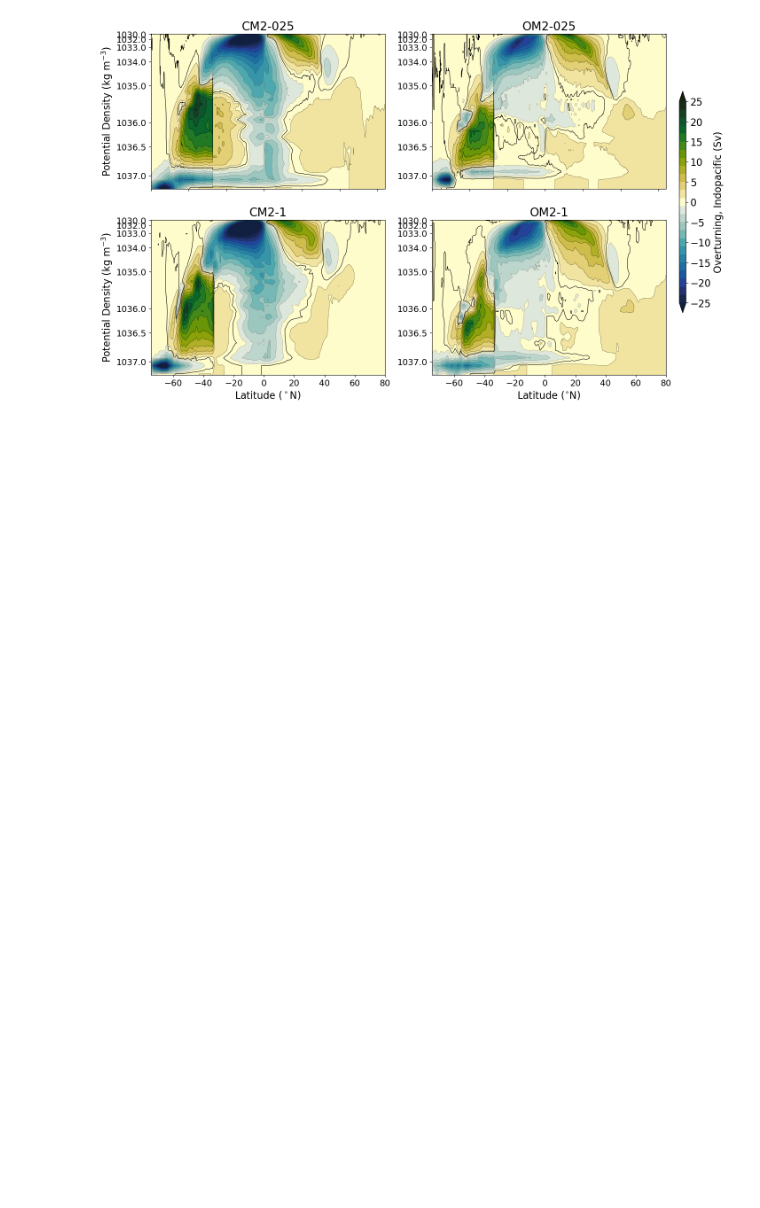
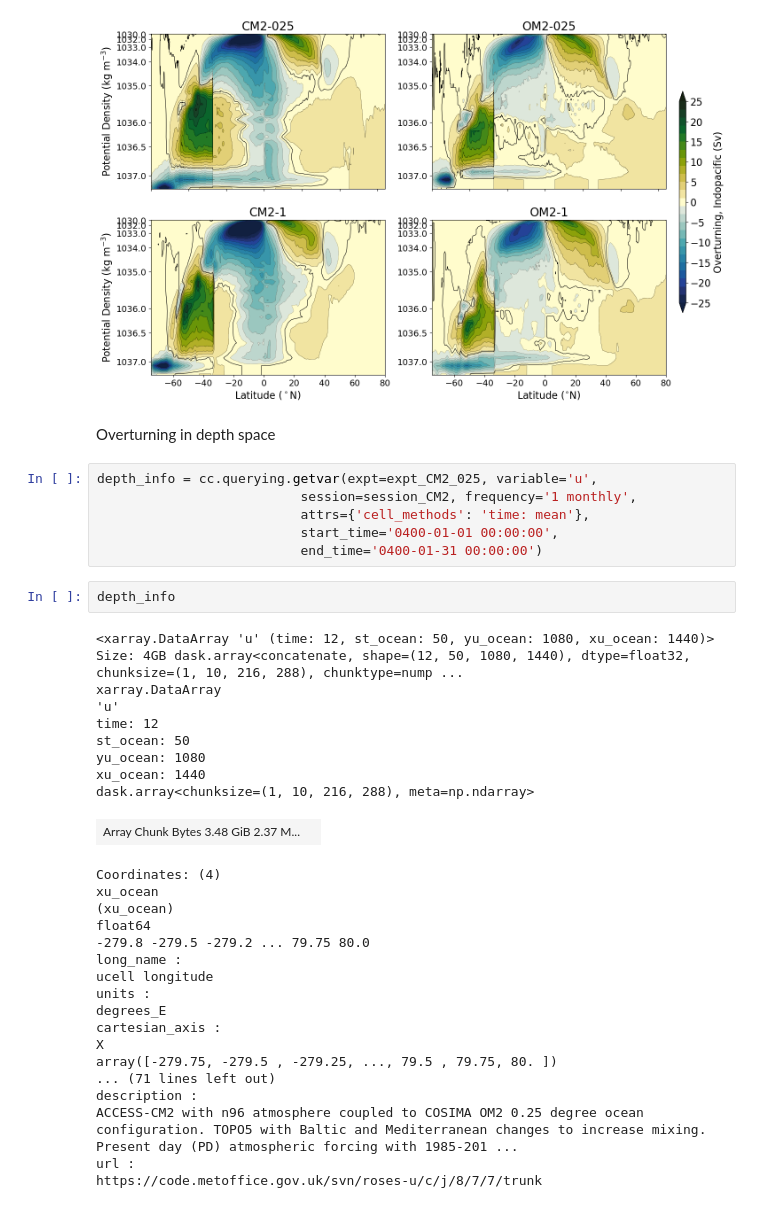
Before and after one commit to wghuneke/ACCESS-CM2-025_Analysis, a Jupyter notebook: notebooks/Plot_overturning.ipynb, the cells around one changed output. Drawn from its saved outputs; the diff is of its cells as text; blank space fills up the shorter version.

```diff
--- a/notebooks/Plot_overturning.ipynb
+++ b/notebooks/Plot_overturning.ipynb
@@ -536,3 +536,40 @@ if save_flag == 1:
     plt.savefig(fig_path + fig_name, dpi=300);
 # %% [output]
 [figure]
+# %% [markdown]
+Overturning in depth space
+# %%
+depth_info = cc.querying.getvar(expt=expt_CM2_025, variable='u',
+                          session=session_CM2, frequency='1 monthly',
+                          attrs={'cell_methods': 'time: mean'},
+                          start_time='0400-01-01 00:00:00',
+                          end_time='0400-01-31 00:00:00')
+# %%
+depth_info
+# %% [output]
+<xarray.DataArray 'u' (time: 12, st_ocean: 50, yu_ocean: 1080, xu_ocean: 1440)> Size: 4GB dask.array<concatenate, shape=(12, 50, 1080, 1440), dtype=float32, chunksize=(1, 10, 216, 288), chunktype=nump ...
+xarray.DataArray
+'u'
+time: 12
+st_ocean: 50
+yu_ocean: 1080
+xu_ocean: 1440
+dask.array<chunksize=(1, 10, 216, 288), meta=np.ndarray>
+| Array Chunk Bytes 3.48 GiB 2.37 M... |  |
+Coordinates: (4)
+xu_ocean
+(xu_ocean)
+float64
+-279.8 -279.5 -279.2 ... 79.75 80.0
+long_name :
+ucell longitude
+units :
+degrees_E
+cartesian_axis :
+X
+array([-279.75, -279.5 , -279.25, ..., 79.5 , 79.75, 80. ])
+... (71 lines left out)
+description :
+ACCESS-CM2 with n96 atmosphere coupled to COSIMA OM2 0.25 degree ocean configuration. TOPO5 with Baltic and Mediterranean changes to increase mixing. Present day (PD) atmospheric forcing with 1985-201 ...
+url :
+https://code.metoffice.gov.uk/svn/roses-u/c/j/8/7/7/trunk
```
Also changed, not shown: parts of 2 cells of this notebook.
